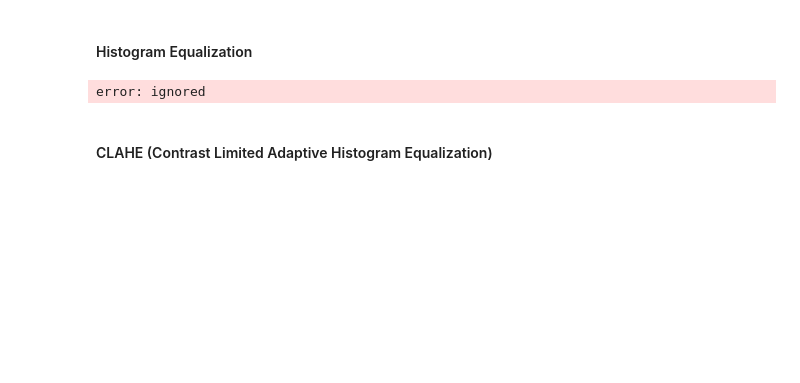
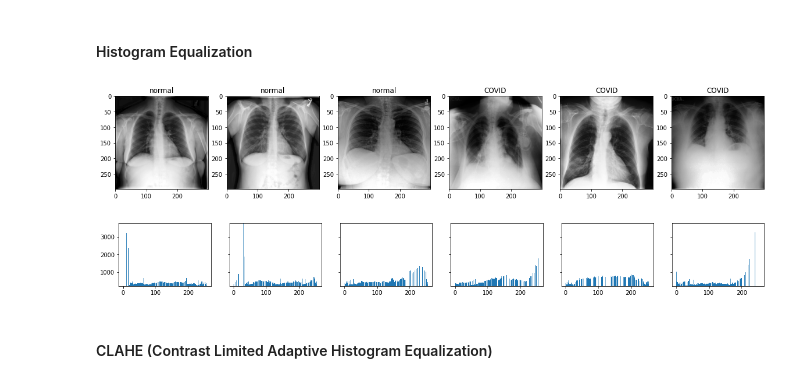
Before and after one commit to karencfisher/COVID19, a Jupyter notebook: notebooks/image_preprocessing.ipynb, the cells around one changed output. Cells and saved outputs as stored; diff of their text form; code cells hidden in the pictures; blank space fills up the shorter version.

```diff
--- a/notebooks/image_preprocessing.ipynb
+++ b/notebooks/image_preprocessing.ipynb
@@ -74,22 +75,14 @@ displayImages(um_images, labels)
 # %% [markdown]
 #### Histogram Equalization
-# %%
-he_images = []
-for in in range(len(images)):
-  img_file = os.path.join(data_path, 'train', item, image)
-  img = cv2.imread(img_file)
-  img = cv2.cvtColor(img, cv2.COLOR_RGB2GRAY)
-  axes[0][j].imshow(img, cmap='gray')
-  axes[0][j].set_title(f'{item} Original')
-
-  axes[1][j].hist(img)
-
-  equ = cv2.equalizeHist(img)
-  axes[2][j].imshow(equ, cmap='gray')
-  axes[2][j].set_title(f'{item} Equalized Histogram')
-
-  axes[3][j].hist(img)
-# %% [output]
-error: ignored
+# %%
+he_images = []
+for i in range(len(images)):
+  img = cv2.cvtColor(images[i], cv2.COLOR_BGR2GRAY)
+  equ = cv2.equalizeHist(img)
+  he_images.append(equ)
+displayImages(he_images, labels)
+# %% [output]
+[figure, added]
+[figure, added]
 # %% [markdown]
 #### CLAHE (Contrast Limited Adaptive Histogram Equalization)
```
Also changed, not shown: parts of 12 cells of this notebook.
